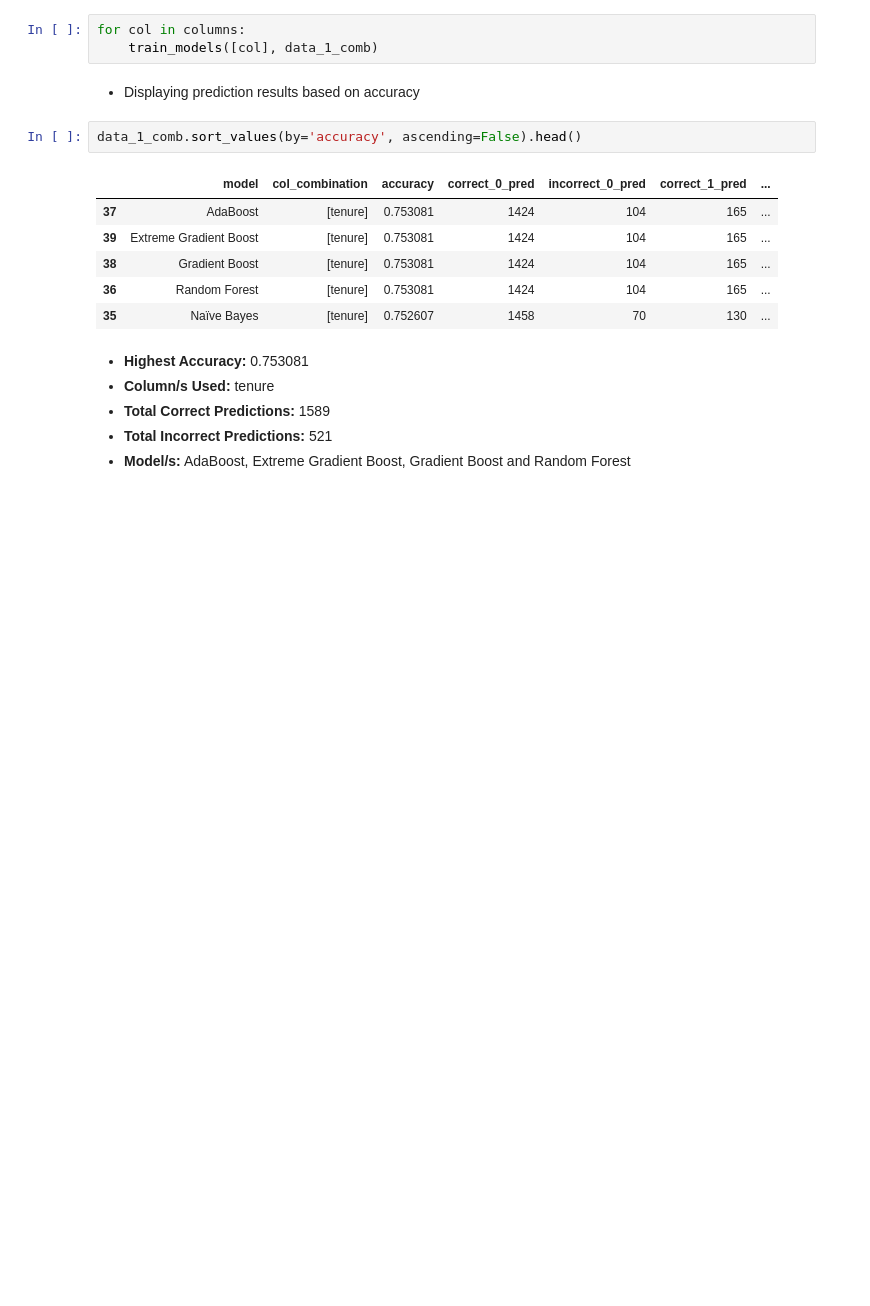
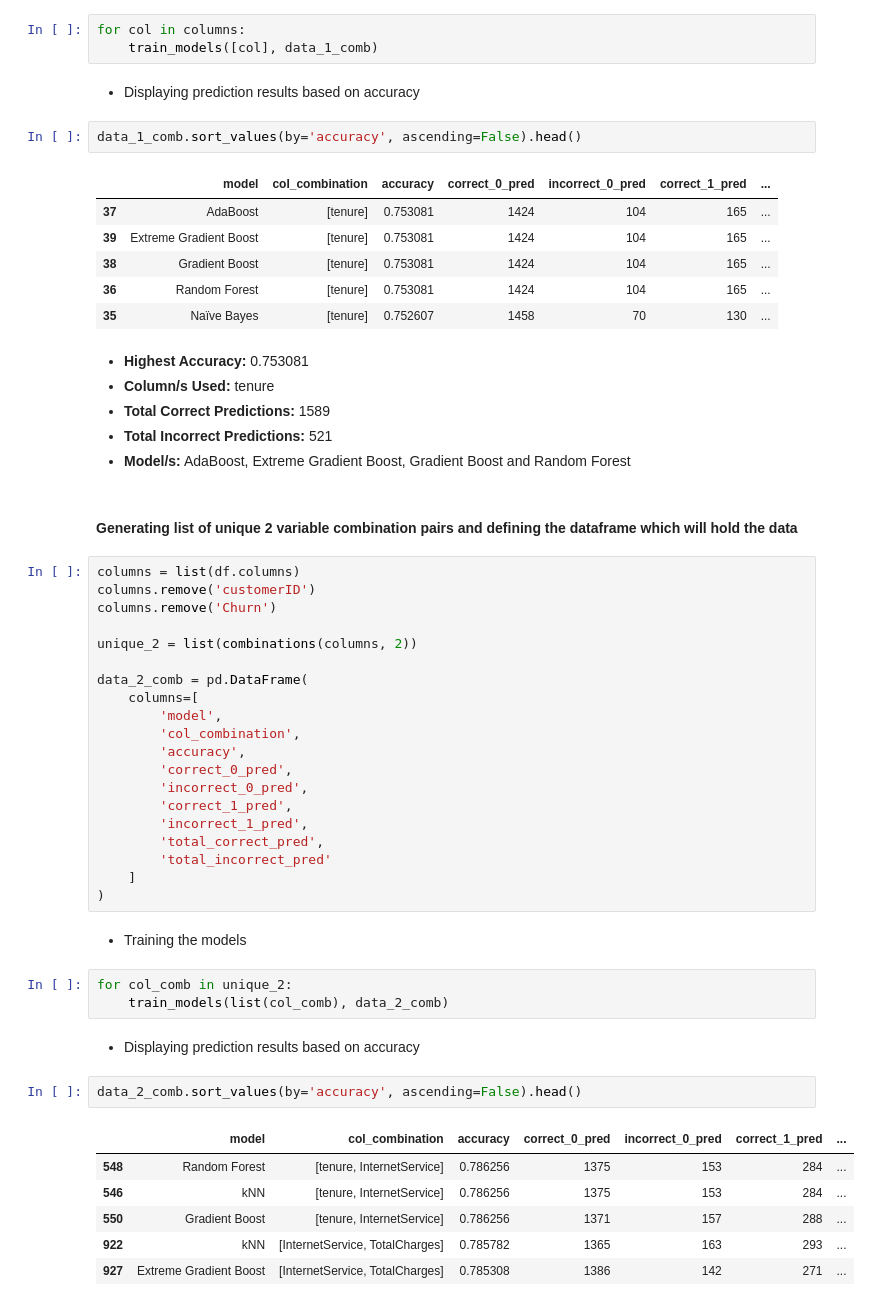
Before and after one commit to HarshTanwar001/Churn-Analysis, a Jupyter notebook: Churn_Analysis.ipynb, the cells around one changed output. Saved outputs shown, nothing was run; the diff lists cells and outputs as text; blank space fills up the shorter version.

Commit message:
Predictive Analytics on all unique 2 and 3 column combination pairs

```diff
--- a/Churn_Analysis.ipynb
+++ b/Churn_Analysis.ipynb
@@ -1304,3 +1304,41 @@ data_1_comb.sort_values(by='accuracy', ascending=False).head()
     <li><b>Total Incorrect Predictions:</b> 521</li>
     <li><b>Model/s:</b> AdaBoost, Extreme Gradient Boost, Gradient Boost and Random Forest</li>
 </ul>
+# %% [markdown]
+#### Generating list of unique 2 variable combination pairs and defining the dataframe which will hold the data
+# %%
+columns = list(df.columns)
+columns.remove('customerID')
+columns.remove('Churn')
+
+unique_2 = list(combinations(columns, 2))
+
+data_2_comb = pd.DataFrame(
+    columns=[
+        'model',
+        'col_combination',
+        'accuracy',
+        'correct_0_pred',
+        'incorrect_0_pred',
+        'correct_1_pred',
+        'incorrect_1_pred',
+        'total_correct_pred',
+        'total_incorrect_pred'
+    ]
+)
+# %% [markdown]
+- Training the models
+# %%
+for col_comb in unique_2:
+    train_models(list(col_comb), data_2_comb)
+# %% [markdown]
+- Displaying prediction results based on accuracy
+# %%
+data_2_comb.sort_values(by='accuracy', ascending=False).head()
+# %% [output]
+|  | model | col_combination | accuracy | correct_0_pred | incorrect_0_pred | correct_1_pred | ... |
+| 548 | Random Forest | [tenure, InternetService] | 0.786256 | 1375 | 153 | 284 | ... |
+| 546 | kNN | [tenure, InternetService] | 0.786256 | 1375 | 153 | 284 | ... |
+| 550 | Gradient Boost | [tenure, InternetService] | 0.786256 | 1371 | 157 | 288 | ... |
+| 922 | kNN | [InternetService, TotalCharges] | 0.785782 | 1365 | 163 | 293 | ... |
+| 927 | Extreme Gradient Boost | [InternetService, TotalCharges] | 0.785308 | 1386 | 142 | 271 | ... |
```
Also changed, not shown: parts of 13 cells of this notebook.
